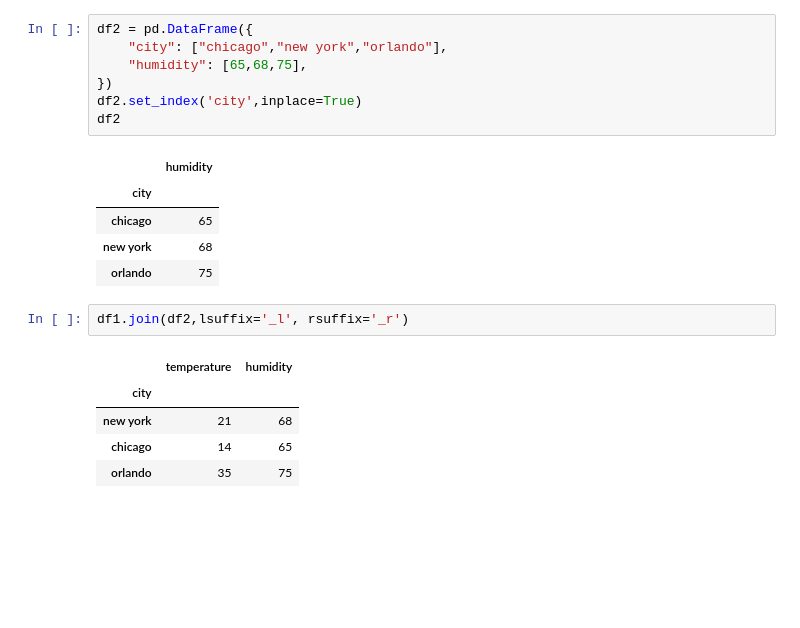
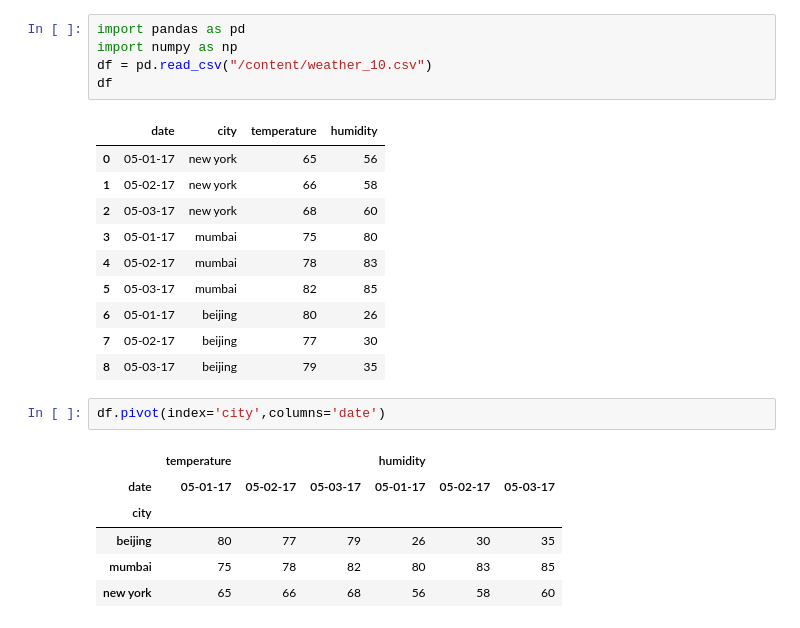
Before and after one commit to Kanizmunia890/Pandas, a Jupyter notebook: pandas_pivot.ipynb, the cells around one changed output. Drawn from its saved outputs; the diff is of its cells as text; blank space fills up the shorter version.

```diff
--- a/pandas_pivot.ipynb
+++ b/pandas_pivot.ipynb
@@ -147,21 +1,25 @@ df1
-# %%
-df2 = pd.DataFrame({
-    "city": ["chicago","new york","orlando"],
-    "humidity": [65,68,75],
-})
-df2.set_index('city',inplace=True)
-df2
-# %% [output]
-|  | humidity |
-| city |  |
-| chicago | 65 |
-| new york | 68 |
-| orlando | 75 |
-# %%
-df1.join(df2,lsuffix='_l', rsuffix='_r')
-# %% [output]
-|  | temperature | humidity |
-| city |  |  |
-| new york | 21 | 68 |
-| chicago | 14 | 65 |
-| orlando | 35 | 75 |
+# %%
+import pandas as pd
+import numpy as np
+df = pd.read_csv("/content/weather_10.csv")
+df
+# %% [output]
+|  | date | city | temperature | humidity |
+| 0 | 05-01-17 | new york | 65 | 56 |
+| 1 | 05-02-17 | new york | 66 | 58 |
+| 2 | 05-03-17 | new york | 68 | 60 |
+| 3 | 05-01-17 | mumbai | 75 | 80 |
+| 4 | 05-02-17 | mumbai | 78 | 83 |
+| 5 | 05-03-17 | mumbai | 82 | 85 |
+| 6 | 05-01-17 | beijing | 80 | 26 |
+| 7 | 05-02-17 | beijing | 77 | 30 |
+| 8 | 05-03-17 | beijing | 79 | 35 |
+# %%
+df.pivot(index='city',columns='date')
+# %% [output]
+|  | temperature |  |  | humidity |  |  |
+| date | 05-01-17 | 05-02-17 | 05-03-17 | 05-01-17 | 05-02-17 | 05-03-17 |
+| city |  |  |  |  |  |  |
+| beijing | 80 | 77 | 79 | 26 | 30 | 35 |
+| mumbai | 75 | 78 | 82 | 80 | 83 | 85 |
+| new york | 65 | 66 | 68 | 56 | 58 | 60 |
```
Also changed, not shown: parts of 23 cells of this notebook.
